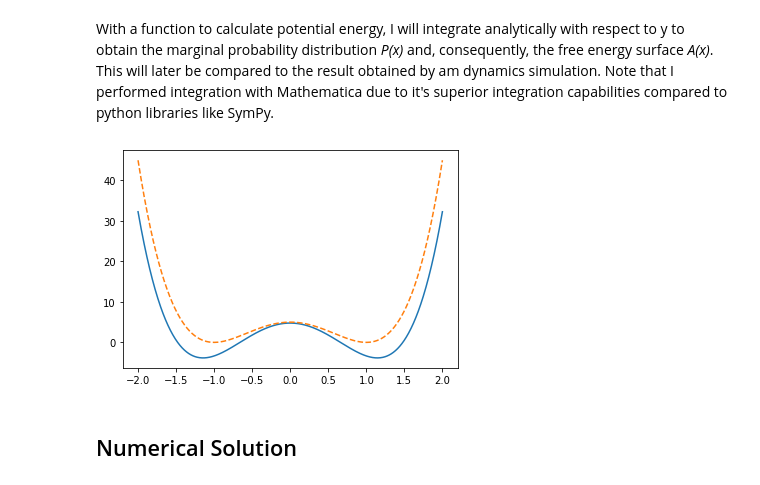
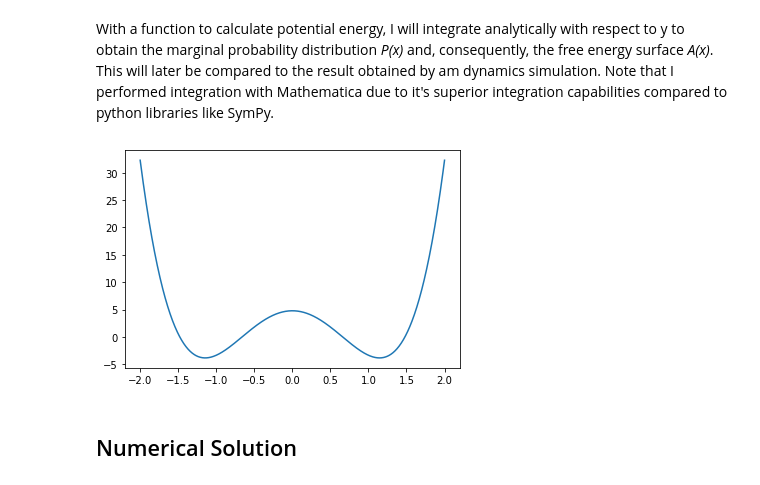
Before and after one commit to thomasegg3/enhanced_sampling_practice, a Jupyter notebook: toy_problem.ipynb, the cells around one changed output. Saved outputs shown, nothing was run; the diff lists cells and outputs as text; code cells hidden in the pictures.

```diff
--- a/toy_problem.ipynb
+++ b/toy_problem.ipynb
@@ -81,13 +82,13 @@ With a function to calculate potential energy, I will integrate analytically wit
 # %%
 # Plotting Free Energy Surface
 x = np.linspace(-2, 2, 1000)
 fes = - np.log(1.25331 * np.exp(-((d * (a ** 2 - x ** 2) ** 2) / (a ** 4)) + ((0.5 * (x ** 2) * (lam ** 2)) / (1 * (omega ** 2)))) / (np.sqrt(1) * omega)) / 1
 pe = potential_energy(x, 0, 1, 1)
 plt.plot(x, fes)
-plt.plot(x, pe, linestyle='--')
+#plt.plot(x, pe, linestyle='--')
 plt.show()
 # %% [output]
-[figure, old version]
+[figure, new version]
 # %% [markdown]
 ## Numerical Solution
 # %% [markdown]
```
Also changed, not shown: parts of 5 cells of this notebook.
